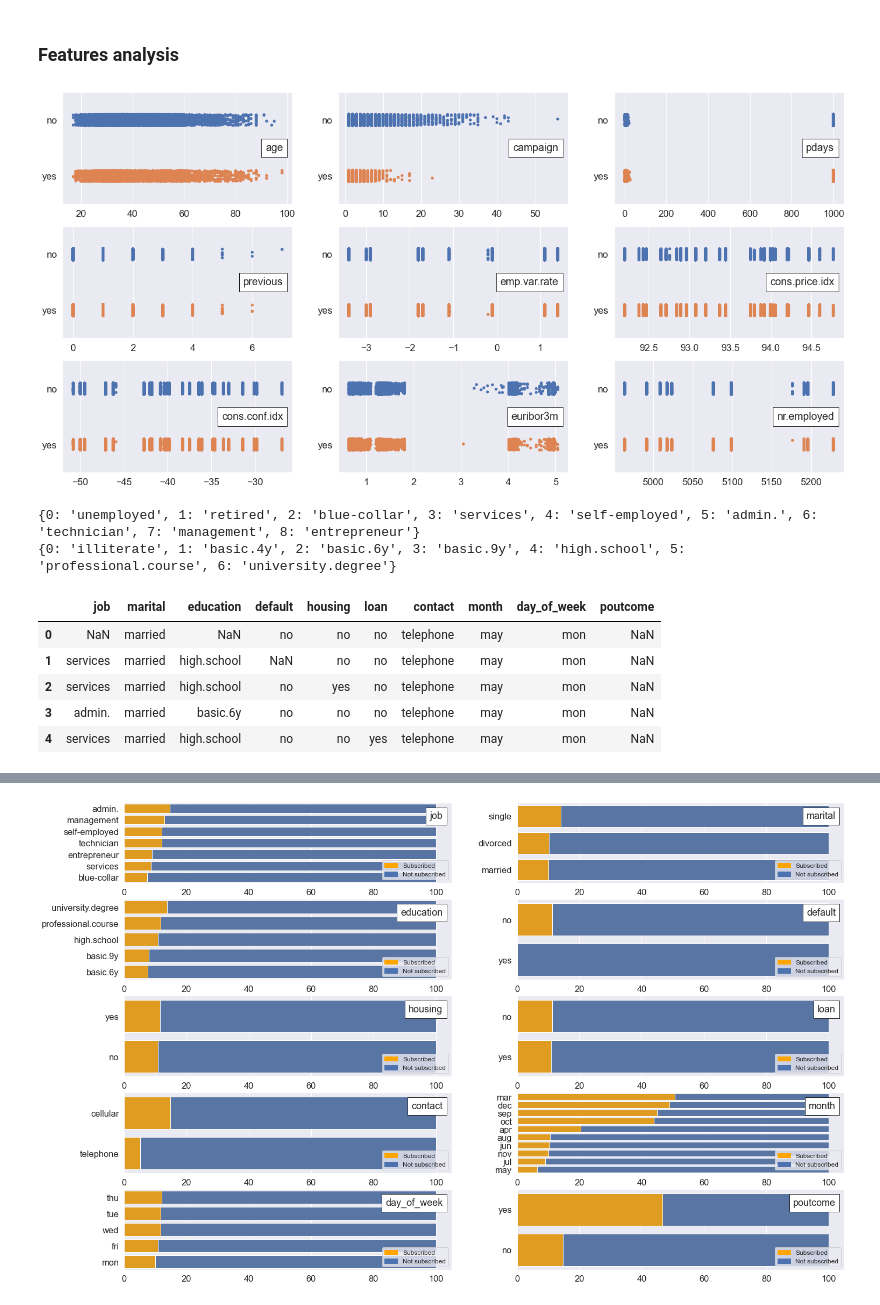
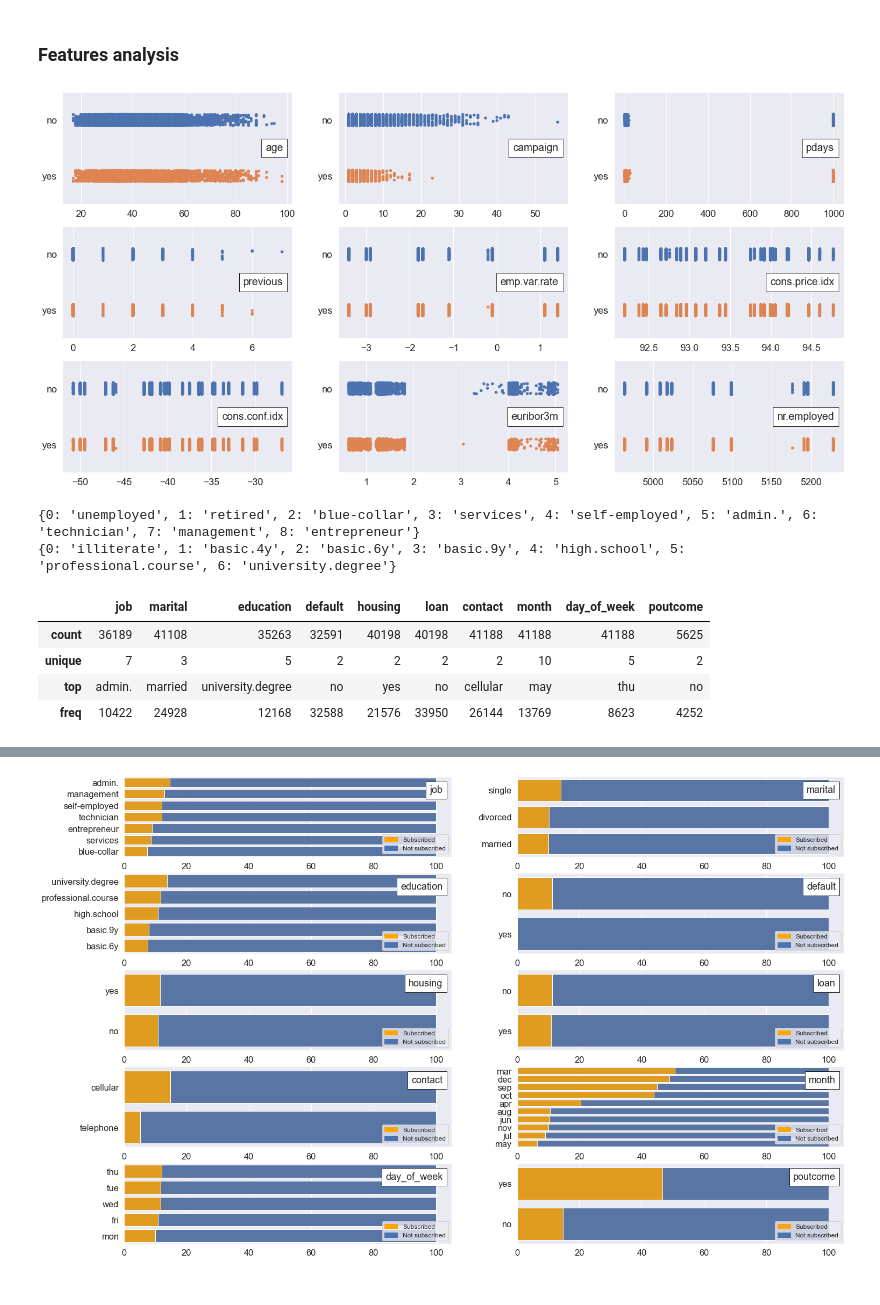
Before and after one commit to JumpyJumpy/Portuguese_Bank_Marketing_Data_Set, a Jupyter notebook: code/eda.ipynb, the cells around one changed output, grey strips where cells are left out. Drawn from its saved outputs; the diff is of its cells as text; code cells hidden in the pictures.

```diff
--- a/code/eda.ipynb
+++ b/code/eda.ipynb
@@ -37,20 +37,20 @@ conti_feature = ['age', 'campaign', 'pdays', 'previous', 'emp.var.rate',
                  'cons.price.idx', 'cons.conf.idx',
                  'euribor3m', 'nr.employed']
 # %%
-
 fig = plt.figure(figsize = (24, 12))
 sns.set(font_scale = 1.5)
 for i in range(len(conti_feature)):
     fig.add_subplot(3, 3, i + 1)
-    ax = sns.stripplot(x = conti_feature[i], y = "y", data = bank, jitter = True, s = 5)
+    ax = sns.stripplot(x = conti_feature[i], y = "y", data = bank,
+                       jitter = True, s = 5)
     anchoredtext = AnchoredText(conti_feature[i], loc = 'center right')
     ax.add_artist(anchoredtext)
     plt.xlabel("")
     plt.ylabel("")
 
 plt.show()
 # %% [output]
-[figure, old version]
+[figure, new version]
 # %%
 non_conti_feature = bank.columns[~bank.columns.isin(conti_feature)].tolist()
 non_conti_feature.pop()
@@ -74,13 +74,13 @@ print(edu_map)
 bank["job"] = bank["job"].map(job_map)
 bank["education"] = bank["education"].map(edu_map)
 
-bank[non_conti_feature].head()
+#bank[non_conti_feature].head(100)
+bank[non_conti_feature].describe()
 # %% [output]
 {0: 'unemployed', 1: 'retired', 2: 'blue-collar', 3: 'services', 4: 'self-employed', 5: 'admin.', 6: 'technician', 7: 'management', 8: 'entrepreneur'}
 {0: 'illiterate', 1: 'basic.4y', 2: 'basic.6y', 3: 'basic.9y', 4: 'high.school', 5: 'professional.course', 6: 'university.degree'}
 |  | job | marital | education | default | housing | loan | contact | month | day_of_week | poutcome |
-| 0 | NaN | married | NaN | no | no | no | telephone | may | mon | NaN |
-| 1 | services | married | high.school | NaN | no | no | telephone | may | mon | NaN |
-| 2 | services | married | high.school | no | yes | no | telephone | may | mon | NaN |
-| 3 | admin. | married | basic.6y | no | no | no | telephone | may | mon | NaN |
-| 4 | services | married | high.school | no | no | yes | telephone | may | mon | NaN |
+| count | 36189 | 41108 | 35263 | 32591 | 40198 | 40198 | 41188 | 41188 | 41188 | 5625 |
+| unique | 7 | 3 | 5 | 2 | 2 | 2 | 2 | 10 | 5 | 2 |
+| top | admin. | married | university.degree | no | yes | no | cellular | may | thu | no |
+| freq | 10422 | 24928 | 12168 | 32588 | 21576 | 33950 | 26144 | 13769 | 8623 | 4252 |
```
Also changed, not shown: parts of 5 cells of this notebook.
